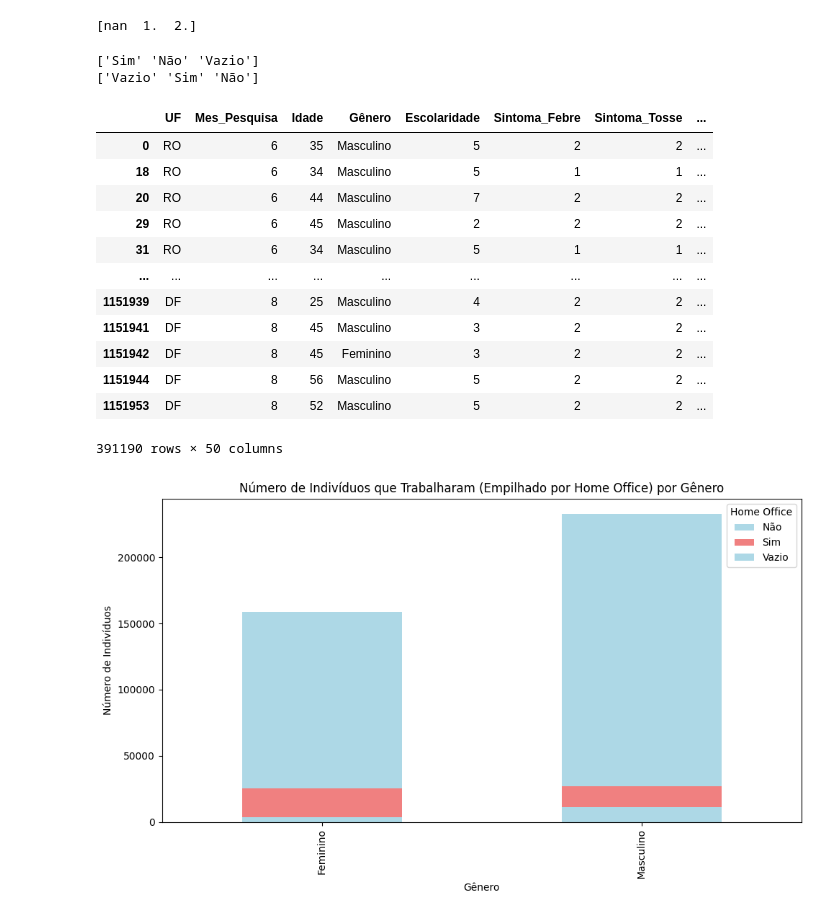
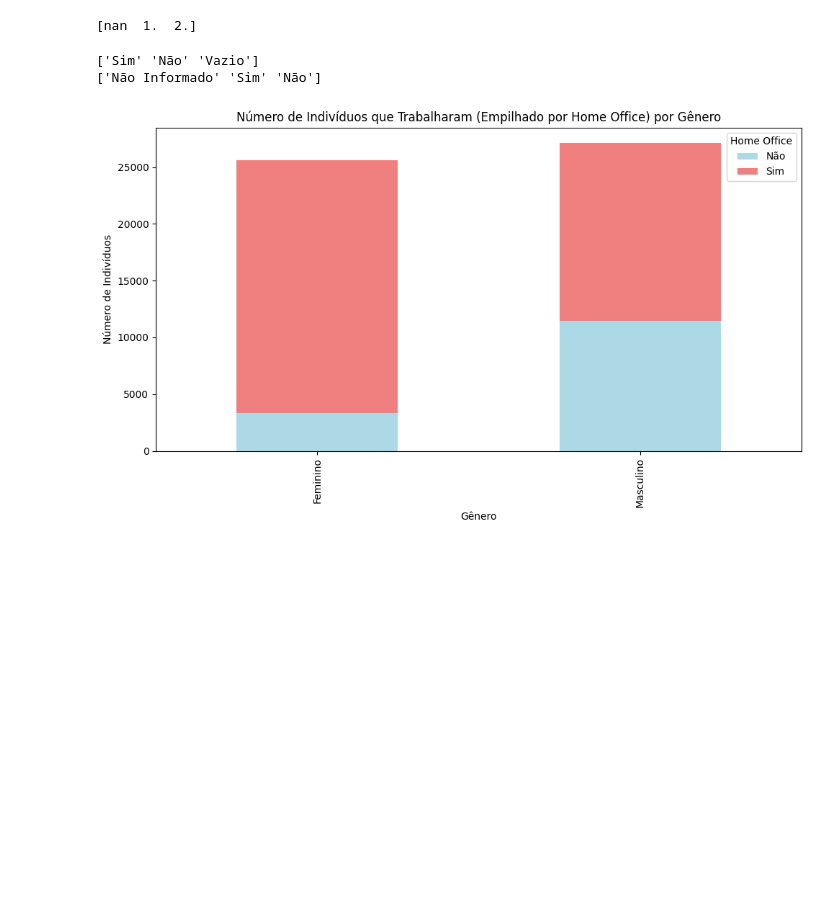
Before and after one commit to Iana-Neri22/AnalyticsStudies, a Jupyter notebook: analise_covid.ipynb, the cells around one changed output. Drawn from its saved outputs; the diff is of its cells as text; code cells hidden in the pictures; blank space fills up the shorter version.

```diff
--- a/analise_covid.ipynb
+++ b/analise_covid.ipynb
@@ -404,49 +404,33 @@ print(df['Home_Office'].unique())
 # %% [output]
 [nan  1.  2.]
 # %%
-# Substituir valores de 'Trabalhou' e 'Home Office' para 'Sim' e 'Não'
-#df['Trabalhou'] = df['Trabalhou'].map({1: 'Sim', 2: 'Não'})
+# Mapeando valores na coluna 'Trabalhou'
+df['Trabalhou'] = df['Trabalhou'].map({1: 'Sim', 2: 'Não', np.nan: 'Vazio'})
+print(df['Trabalhou'].unique())
 
-#df['Home_Office'] = df['Home_Office'].map({1: 'Sim', 2: 'Não'})
+# Mapeando valores na coluna 'Home_Office'
+df['Home_Office'] = df['Home_Office'].map({1: 'Sim', 2: 'Não', np.nan: 'Não Informado'})
+print(df['Home_Office'].unique())
 
 # Filtrar apenas os indivíduos que trabalharam
-df['Trabalhou'] = df['Trabalhou'].map({1: 'Sim', 2: 'Não', nan: 'Vazio'})
-teste2 = df['Trabalhou'].unique()
-print(teste2)
-#print(teste2)
+df_trabalhou = df[df['Trabalhou'] == 'Sim']
 
-df['Home_Office'] = df['Home_Office'].map({1: 'Sim', 2: 'Não', nan: 'Vazio'})
-teste2 = df['Home_Office'].unique()
-print(teste2)
+# Filtrar onde a coluna 'Home_Office' tem os valores 'Sim' ou 'Não'
+df_trabalhou = df_trabalhou[df_trabalhou['Home_Office'].isin(['Sim', 'Não'])]
 
-df_trabalhou = df[df['Trabalhou'] == 'Sim']
-display(df_trabalhou)
 # Contar os casos de trabalho em home office e não home office, por gênero
 df_trabalhou_home_office = df_trabalhou.groupby(['Gênero', 'Home_Office']).size().unstack(fill_value=0)
 
 # Criar o gráfico de barras empilhadas
 plt.figure(figsize=(10, 6))
 df_trabalhou_home_office.plot(kind='bar', stacked=True, color=['lightblue', 'lightcoral'], ax=plt.gca())
 plt.title('Número de Indivíduos que Trabalharam (Empilhado por Home Office) por Gênero')
 plt.xlabel('Gênero')
 plt.ylabel('Número de Indivíduos')
 plt.legend(title='Home Office')
 plt.tight_layout()
 plt.show()
 # %% [output]
 ['Sim' 'Não' 'Vazio']
-['Vazio' 'Sim' 'Não']
+['Não Informado' 'Sim' 'Não']
-|  | UF | Mes_Pesquisa | Idade | Gênero | Escolaridade | Sintoma_Febre | Sintoma_Tosse | ... |
-| 0 | RO | 6 | 35 | Masculino | 5 | 2 | 2 | ... |
-| 18 | RO | 6 | 34 | Masculino | 5 | 1 | 1 | ... |
-| 20 | RO | 6 | 44 | Masculino | 7 | 2 | 2 | ... |
-| 29 | RO | 6 | 45 | Masculino | 2 | 2 | 2 | ... |
-| 31 | RO | 6 | 34 | Masculino | 5 | 1 | 1 | ... |
-| ... | ... | ... | ... | ... | ... | ... | ... | ... |
-| 1151939 | DF | 8 | 25 | Masculino | 4 | 2 | 2 | ... |
-| 1151941 | DF | 8 | 45 | Masculino | 3 | 2 | 2 | ... |
-| 1151942 | DF | 8 | 45 | Feminino | 3 | 2 | 2 | ... |
-| 1151944 | DF | 8 | 56 | Masculino | 5 | 2 | 2 | ... |
-| 1151953 | DF | 8 | 52 | Masculino | 5 | 2 | 2 | ... |
-391190 rows × 50 columns
-[figure, old version]
+[figure, new version]
```
